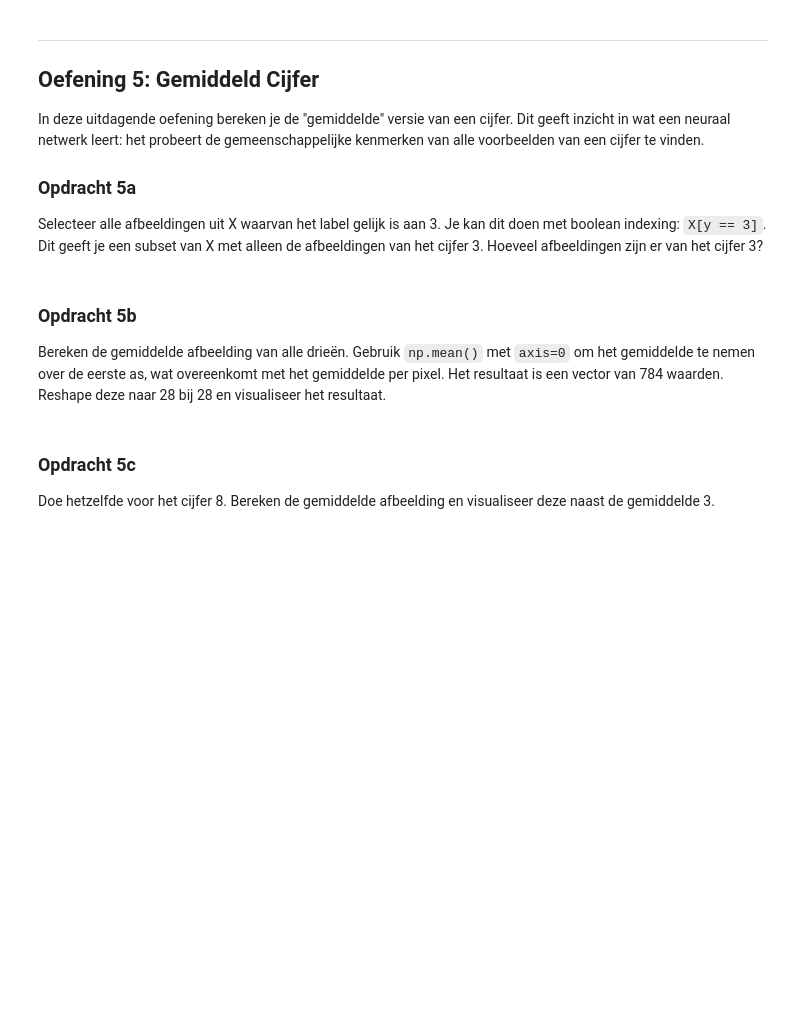
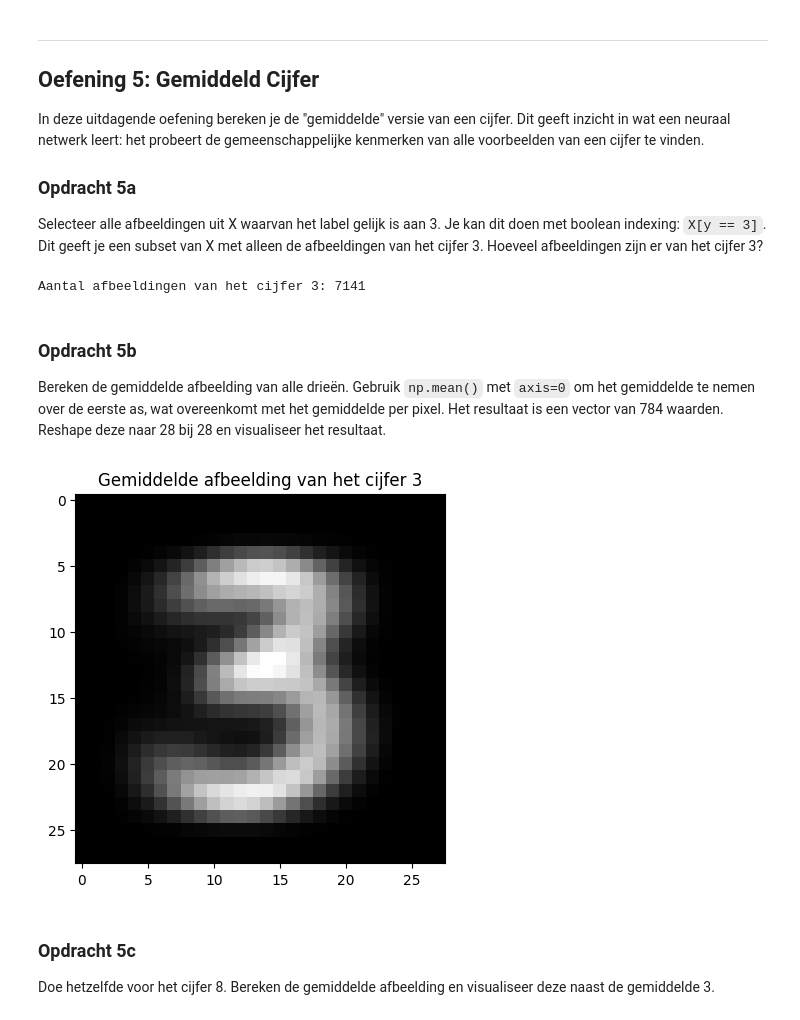
Before and after one commit to supperglossar/Mathematocal_Foundations, a Jupyter notebook: content/introductie/les01_labo.ipynb, the cells around one changed output. Saved outputs shown, nothing was run; the diff lists cells and outputs as text; code cells hidden in the pictures; blank space fills up the shorter version.

```diff
--- a/content/introductie/les01_labo.ipynb
+++ b/content/introductie/les01_labo.ipynb
@@ -259,3 +282,12 @@ Selecteer alle afbeeldingen uit X waarvan het label gelijk is aan 3. Je kan dit
+# %%
+# Jouw code voor opdracht 6a:
+
+afbeelding_vector = X[y == 3]
+aantal_afbeeldingen = afbeelding_vector.shape[0]
+
+print(f"Aantal afbeeldingen van het cijfer 3: {aantal_afbeeldingen}")
+# %% [output]
+Aantal afbeeldingen van het cijfer 3: 7141
 # %% [markdown]
 ### Opdracht 5b
 
@@ -265,3 +295,13 @@ Bereken de gemiddelde afbeelding van alle drieën. Gebruik `np.mean()` met `axis
+# %%
+afbeelding_vector = X[y == 3]
+gemiddelde_afbeelding = np.mean(afbeelding_vector, axis=0)
+gemiddelde_afbeelding_matrix = gemiddelde_afbeelding.reshape(28, 28)
+
+plt.imshow(gemiddelde_afbeelding_matrix, cmap='gray')
+plt.title('Gemiddelde afbeelding van het cijfer 3')
+plt.show()
+# %% [output]
+[figure, added]
 # %% [markdown]
 ### Opdracht 5c
 
```
Also changed, not shown: parts of 10 cells of this notebook.
